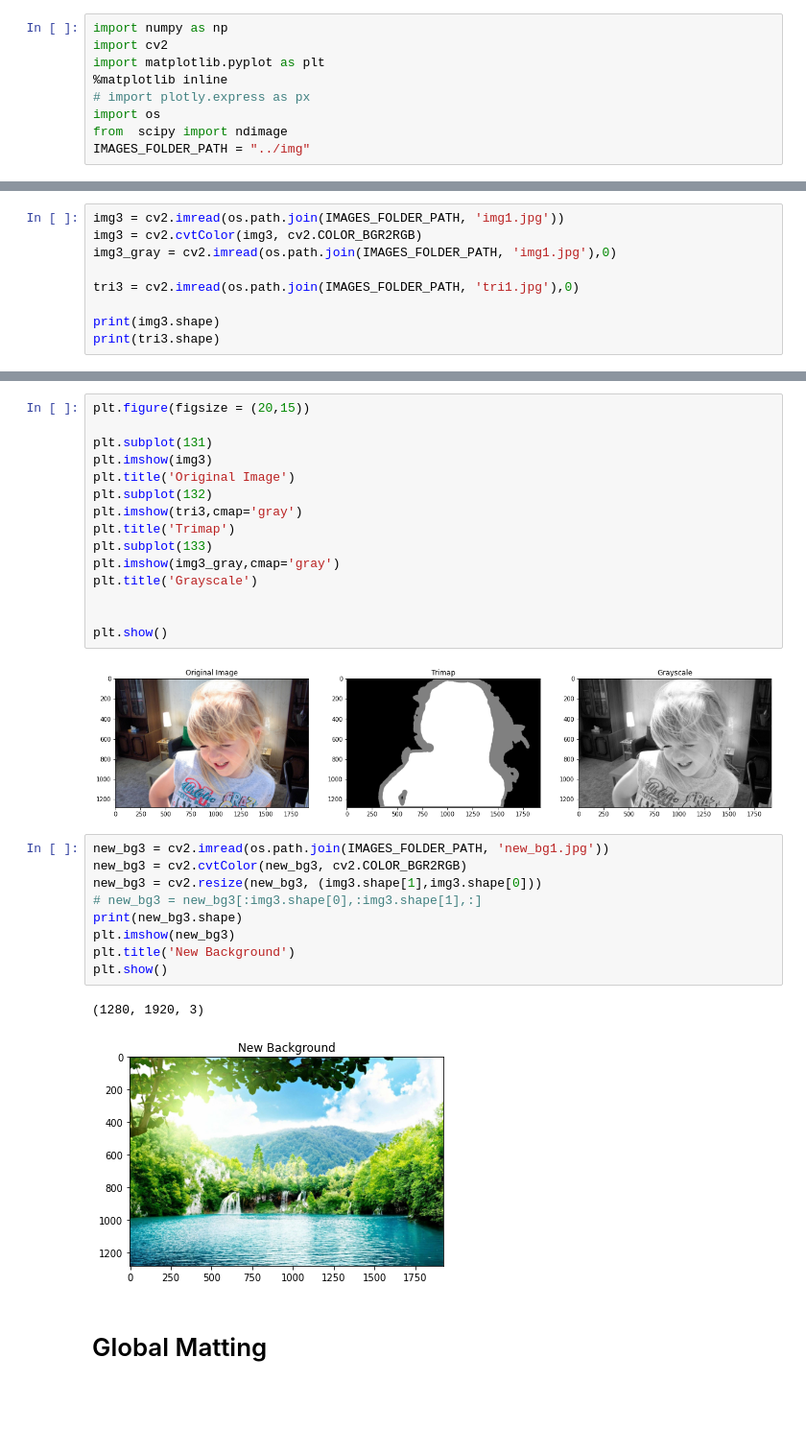
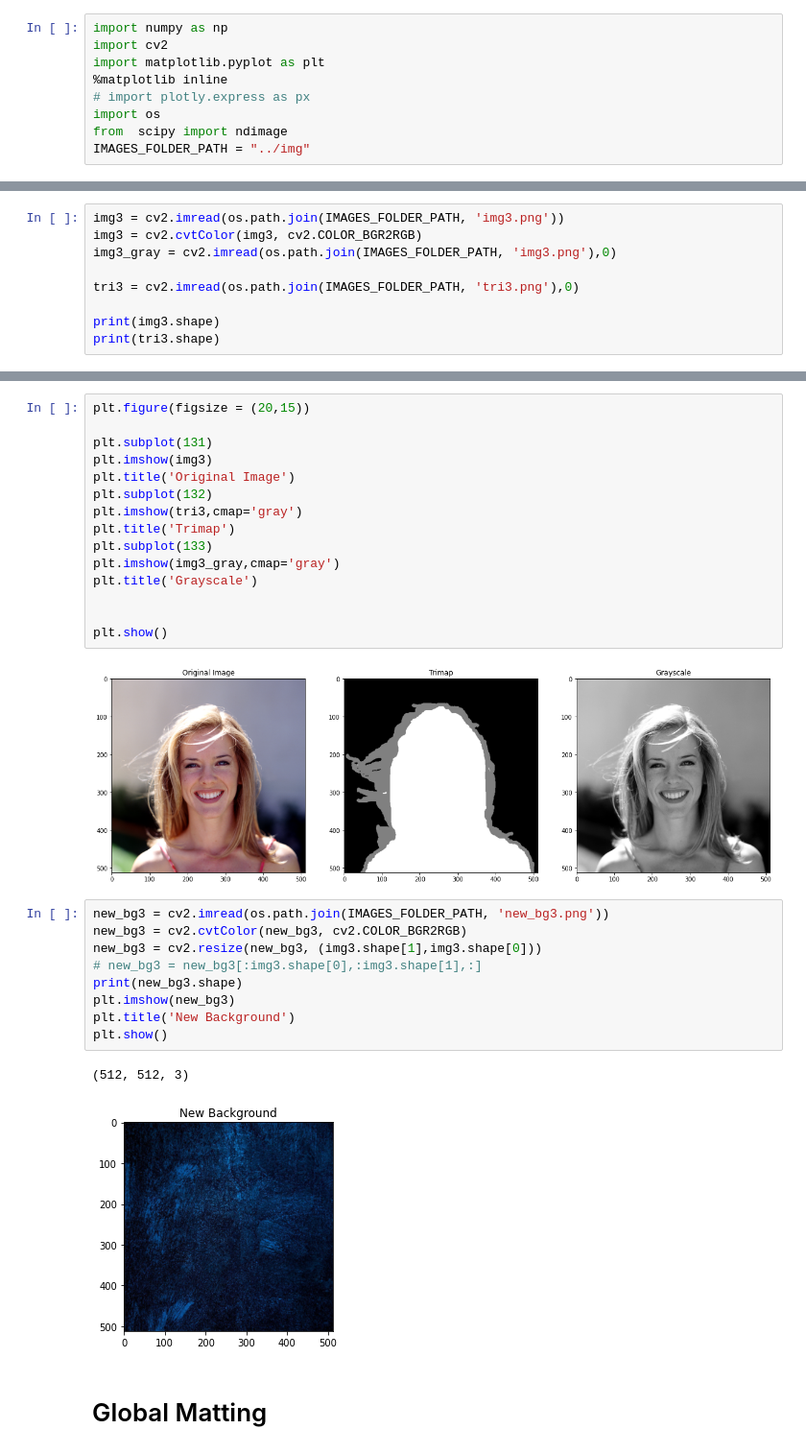
Before and after one commit to avani17101/Poisson-Matting, a Jupyter notebook: src/High Pass.ipynb, the cells around one changed output, grey strips where cells are left out. Shown at 96% size. Saved outputs shown, nothing was run; the diff lists cells and outputs as text; blank space fills up the shorter version.

```diff
--- a/src/High Pass.ipynb
+++ b/src/High Pass.ipynb
@@ -21,9 +24,9 @@ img3.png           multi_bg.png          original.png
 # %%
-img3 = cv2.imread(os.path.join(IMAGES_FOLDER_PATH, 'img1.jpg'))
+img3 = cv2.imread(os.path.join(IMAGES_FOLDER_PATH, 'img3.png'))
 img3 = cv2.cvtColor(img3, cv2.COLOR_BGR2RGB)
-img3_gray = cv2.imread(os.path.join(IMAGES_FOLDER_PATH, 'img1.jpg'),0)
+img3_gray = cv2.imread(os.path.join(IMAGES_FOLDER_PATH, 'img3.png'),0)
 
-tri3 = cv2.imread(os.path.join(IMAGES_FOLDER_PATH, 'tri1.jpg'),0)
+tri3 = cv2.imread(os.path.join(IMAGES_FOLDER_PATH, 'tri3.png'),0)
 
 print(img3.shape)
 print(tri3.shape)
@@ -46,19 +49,19 @@ plt.title('Grayscale')
 
 plt.show()
 # %% [output]
-[figure, old version]
+[figure, new version]
 # %%
-new_bg3 = cv2.imread(os.path.join(IMAGES_FOLDER_PATH, 'new_bg1.jpg'))
+new_bg3 = cv2.imread(os.path.join(IMAGES_FOLDER_PATH, 'new_bg3.png'))
 new_bg3 = cv2.cvtColor(new_bg3, cv2.COLOR_BGR2RGB)
 new_bg3 = cv2.resize(new_bg3, (img3.shape[1],img3.shape[0]))
 # new_bg3 = new_bg3[:img3.shape[0],:img3.shape[1],:]
 print(new_bg3.shape)
 plt.imshow(new_bg3)
 plt.title('New Background')
 plt.show()
 # %% [output]
-(1280, 1920, 3)
+(512, 512, 3)
-[figure, old version]
+[figure, new version]
 # %% [markdown]
 # Global Matting
 # %% [markdown]
```
Also changed, not shown: parts of 9 cells of this notebook.
